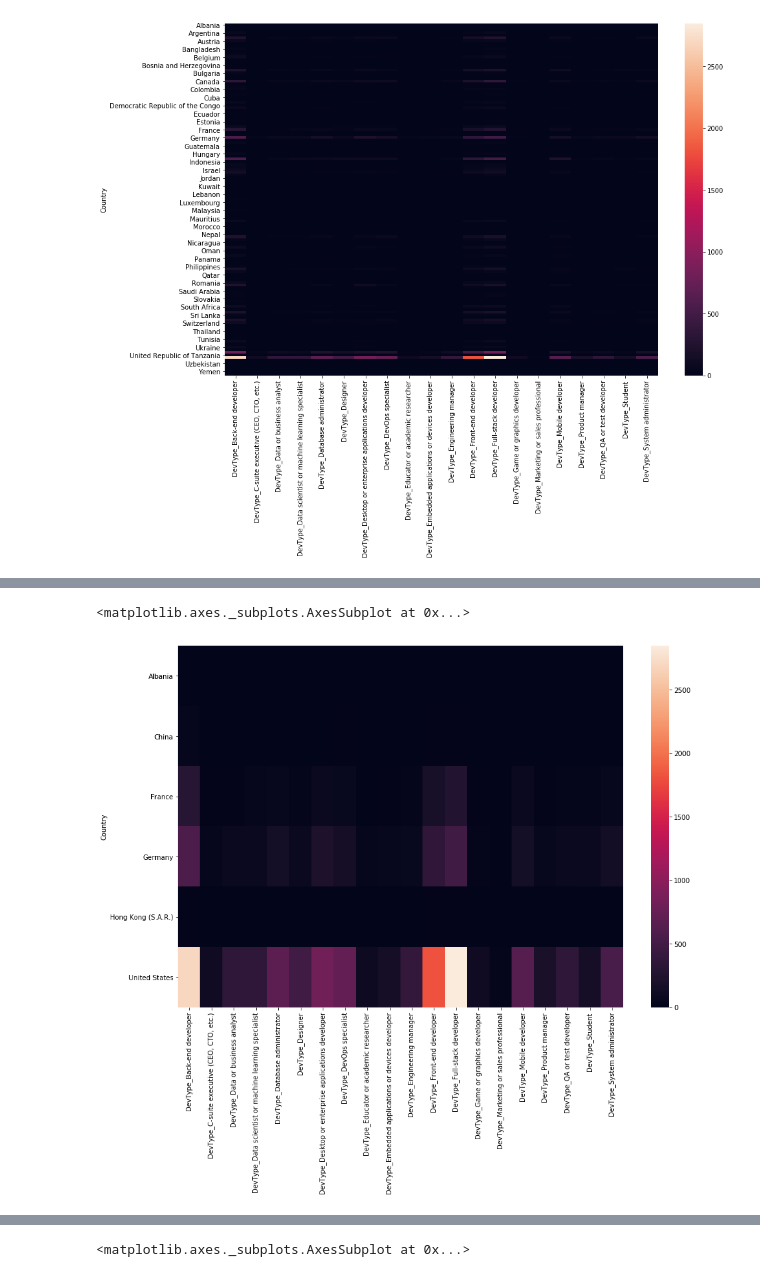
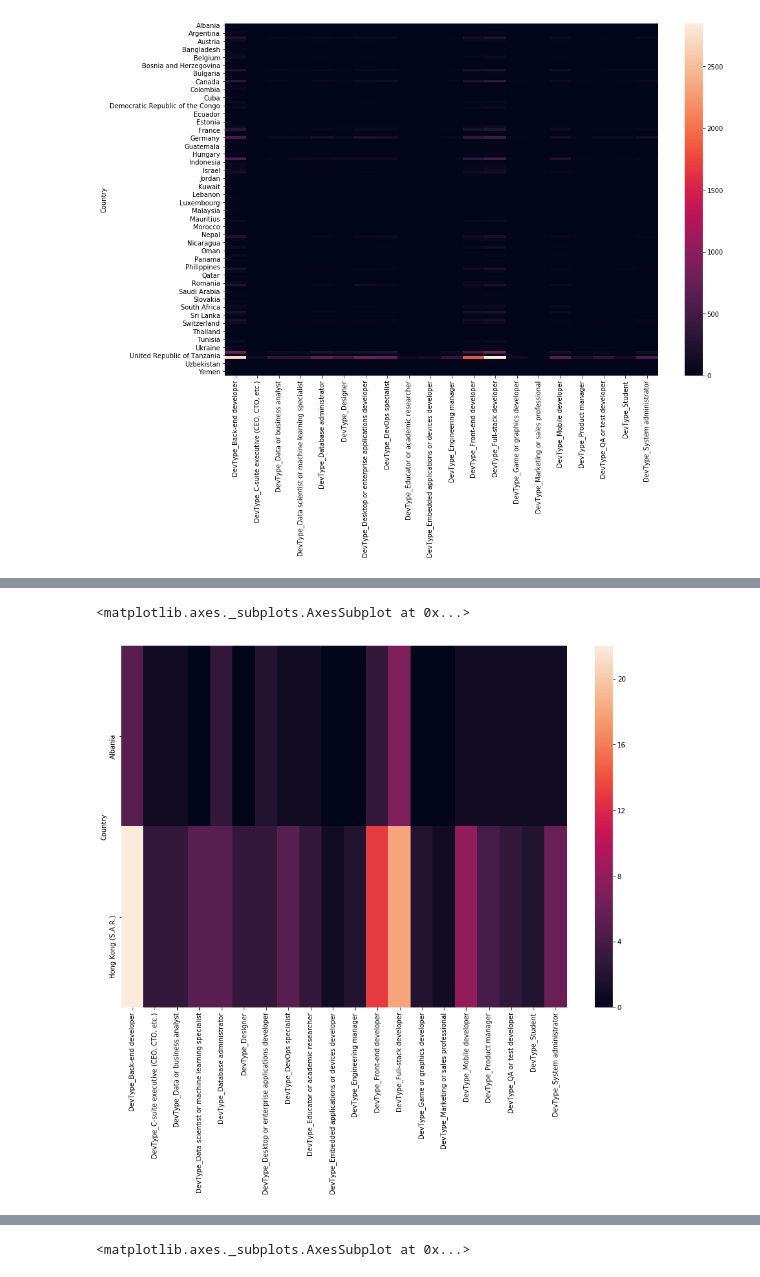
Before and after one commit to knownhuman/rmotr_final_project, a Jupyter notebook: RMOTR_Final_Project_Q4.ipynb, the cells around one changed output, grey strips where cells are left out. Cells and saved outputs as stored; diff of their text form; code cells hidden in the pictures.

```diff
--- a/RMOTR_Final_Project_Q4.ipynb
+++ b/RMOTR_Final_Project_Q4.ipynb
@@ -14,8 +14,8 @@ from zipfile import ZipFile
 zip_file = ZipFile('data/stack-overflow-2018-developer-survey.zip')
 # %%
 # survey_results_public.csv
-#df = pd.read_csv(zip_file.open('survey_results_public.csv'),low_memory=False)
-full_df = pd.read_csv(zip_file.open('survey_results_public.csv'))
+full_df = pd.read_csv(zip_file.open('survey_results_public.csv'),low_memory=False)
+#full_df = pd.read_csv(zip_file.open('survey_results_public.csv'))
 full_df.head()
 # %% [output]
 |  | Respondent | Hobby | OpenSource | Country | Student | Employment | FormalEducation | UndergradMajor | ... |
@@ -222,6 +213,6 @@ gb_df_dc2.loc[['Albania','China','France','Germany','Hong Kong (S.A.R.)','United
 # %%
 fig, ax = plt.subplots(figsize=(15, 10))
-sns.heatmap(gb_df_dc2.loc[['Albania','China','France','Germany','Hong Kong (S.A.R.)','United States']], ax=ax)
+sns.heatmap(gb_df_dc2.loc[['Albania','Hong Kong (S.A.R.)']], ax=ax)
 # %% [output]
 <matplotlib.axes._subplots.AxesSubplot at 0x...>
-[figure, old version]
+[figure, new version]
```
Also changed, not shown: parts of 42 cells of this notebook, 1 other file.
